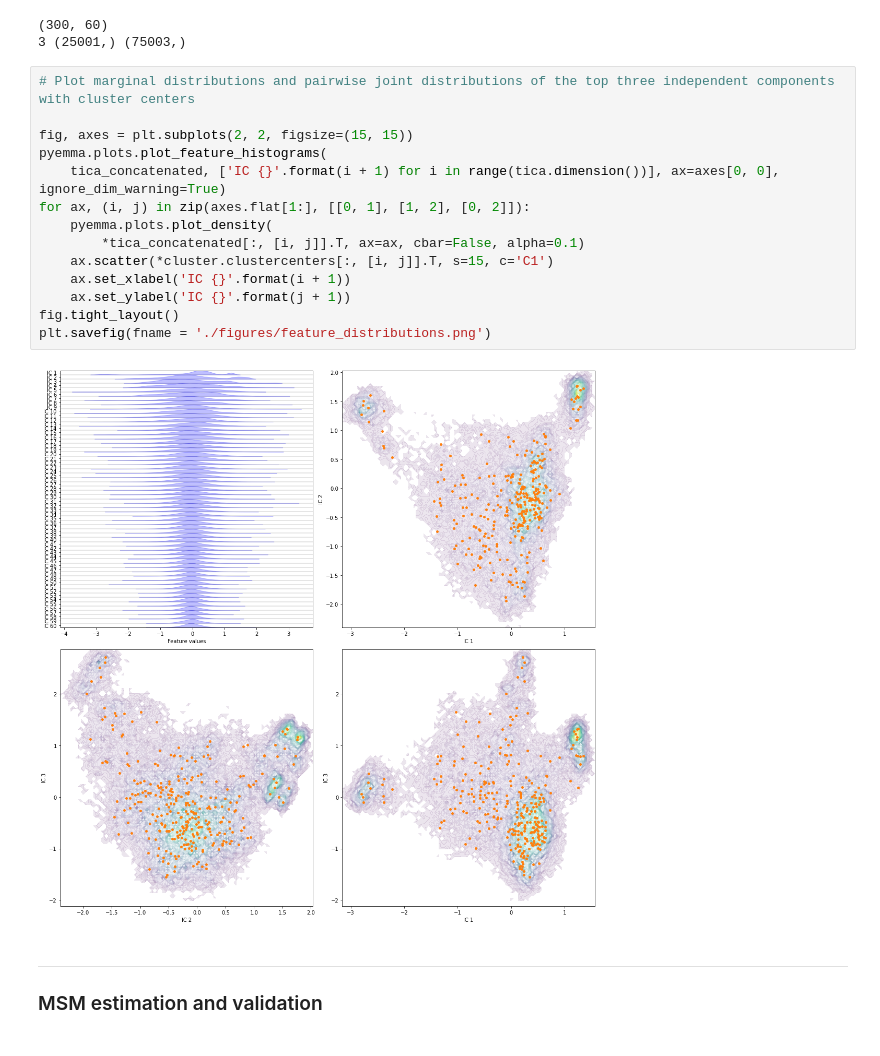
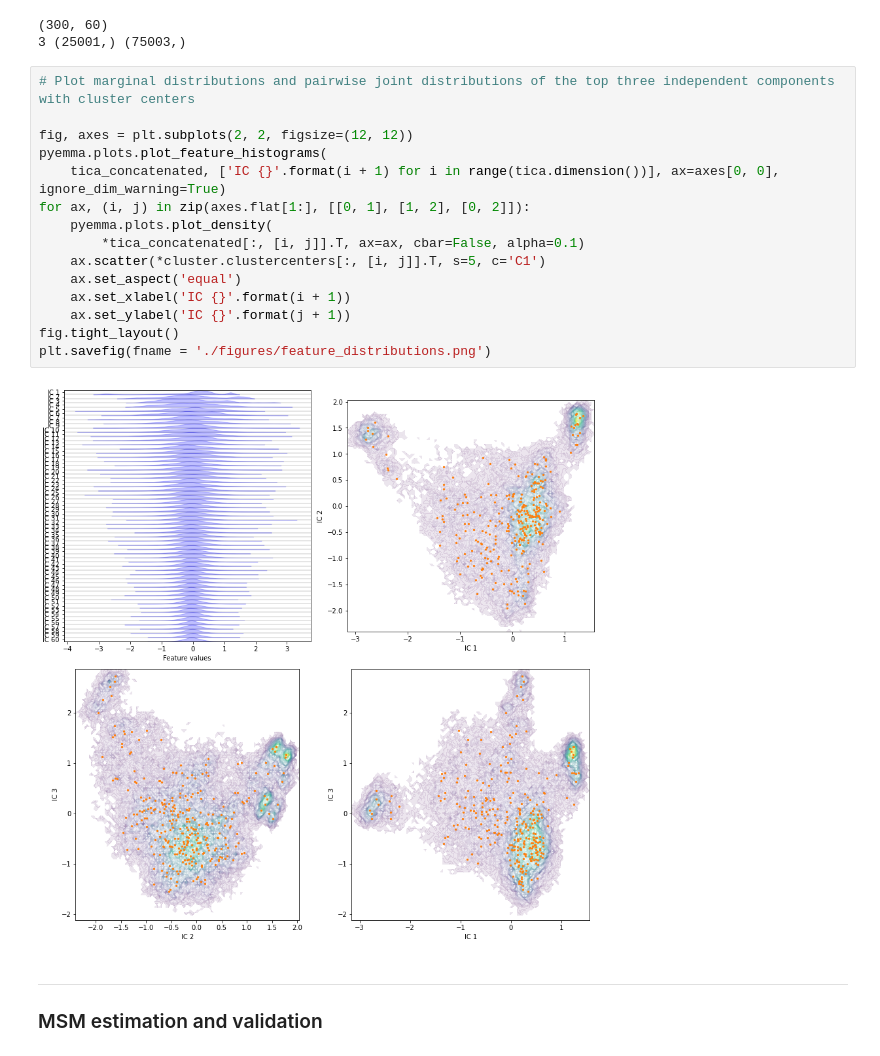
Before and after one commit to meyresearch/CCMV_aptamer_msm, a Jupyter notebook: peptide_msm.ipynb, the cells around one changed output. Saved outputs shown, nothing was run; the diff lists cells and outputs as text.

```diff
--- a/peptide_msm.ipynb
+++ b/peptide_msm.ipynb
@@ -224,19 +225,20 @@ print(len(cluster.dtrajs), cluster.dtrajs[0].shape, dtrajs_concatenated.shape)
 # %%
 # Plot marginal distributions and pairwise joint distributions of the top three independent components with cluster centers
 
-fig, axes = plt.subplots(2, 2, figsize=(15, 15))
+fig, axes = plt.subplots(2, 2, figsize=(12, 12))
 pyemma.plots.plot_feature_histograms(
     tica_concatenated, ['IC {}'.format(i + 1) for i in range(tica.dimension())], ax=axes[0, 0], ignore_dim_warning=True)
 for ax, (i, j) in zip(axes.flat[1:], [[0, 1], [1, 2], [0, 2]]):
     pyemma.plots.plot_density(
         *tica_concatenated[:, [i, j]].T, ax=ax, cbar=False, alpha=0.1)
-    ax.scatter(*cluster.clustercenters[:, [i, j]].T, s=15, c='C1')
+    ax.scatter(*cluster.clustercenters[:, [i, j]].T, s=5, c='C1')
+    ax.set_aspect('equal')
     ax.set_xlabel('IC {}'.format(i + 1))
     ax.set_ylabel('IC {}'.format(j + 1))
 fig.tight_layout()
 plt.savefig(fname = './figures/feature_distributions.png')
 # %% [output]
-[figure, old version]
+[figure, new version]
 # %% [markdown]
 ***
 ### MSM estimation and validation
```
Also changed, not shown: parts of 19 cells of this notebook, 2 other files.
